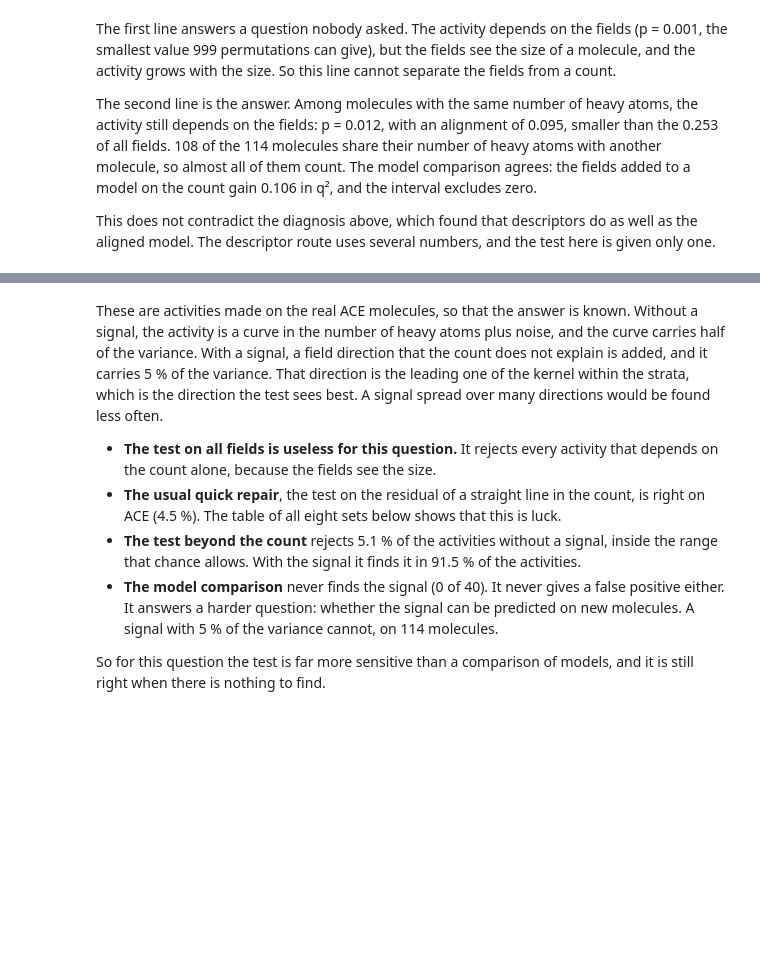
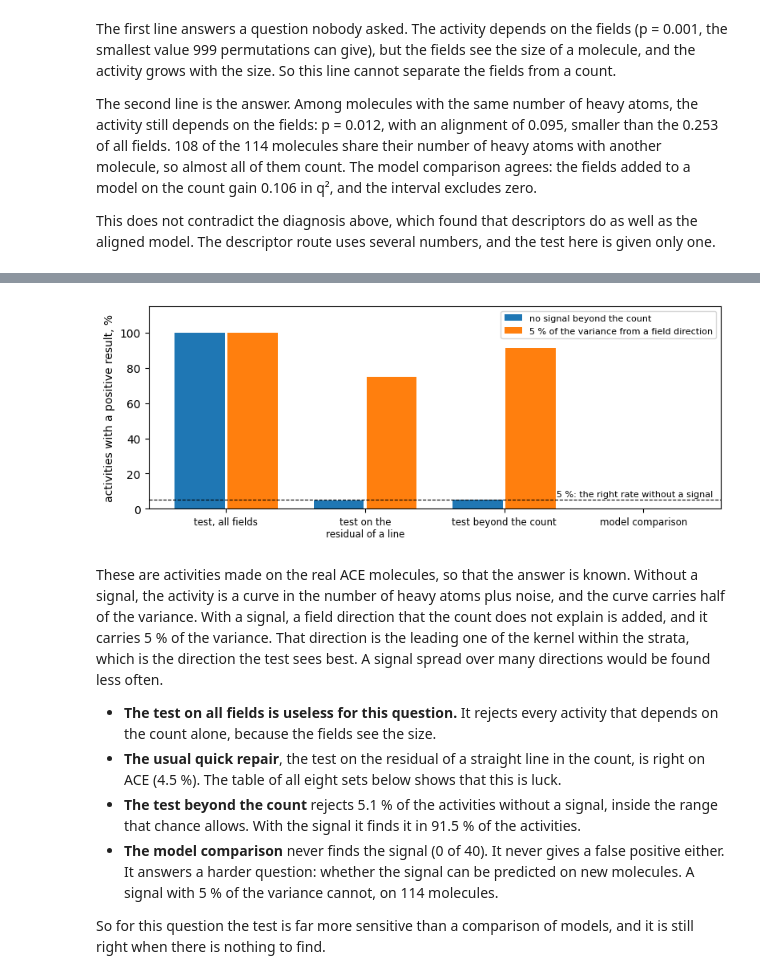
Before and after one commit to igbaskin/cmf-qsar, a Jupyter notebook: docs/tutorials/06_before_you_model.ipynb, the cells around one changed output, grey strips where cells are left out. Cells and saved outputs as stored; diff of their text form; code cells hidden in the pictures; blank space fills up the shorter version.

```diff
--- a/docs/tutorials/06_before_you_model.ipynb
+++ b/docs/tutorials/06_before_you_model.ipynb
@@ -494,3 +527,21 @@ a test that is right rejects 5 % of the activities without a signal: 3.6 to 6.4
+# %%
+fig, ax = plt.subplots(figsize=(8, 3.2))
+tests = ["test, all fields", "test on the residual of a line", "test beyond the count", "model comparison"]
+for j, (share, label) in enumerate(((0.0, "no signal beyond the count"),
+                                    (0.05, "5 % of the variance from a field direction"))):
+    ax.bar(np.arange(len(tests)) + (j - 0.5) * 0.38, [100 * rates[share][t] for t in tests], 0.36,
+           label=label)
+ax.axhline(5, color="black", ls="--", lw=0.8)
+ax.text(len(tests) - 0.5, 7, "5 %: the right rate without a signal", ha="right", fontsize=8)
+ax.set_xticks(range(len(tests)))
+ax.set_xticklabels([t.replace("test on the residual", "test on the\nresidual") for t in tests], fontsize=8.5)
+ax.set_ylim(0, 115)
+ax.set_ylabel("activities with a positive result, %")
+ax.legend(fontsize=8, loc="upper right")
+plt.tight_layout()
+plt.show()
+# %% [output]
+[figure, added]
 # %% [markdown]
 These are activities made on the real ACE molecules, so that the answer is known. Without a
 signal, the activity is a curve in the number of heavy atoms plus noise, and the curve carries
```
Also changed, not shown: parts of 7 cells of this notebook, 14 other files.
